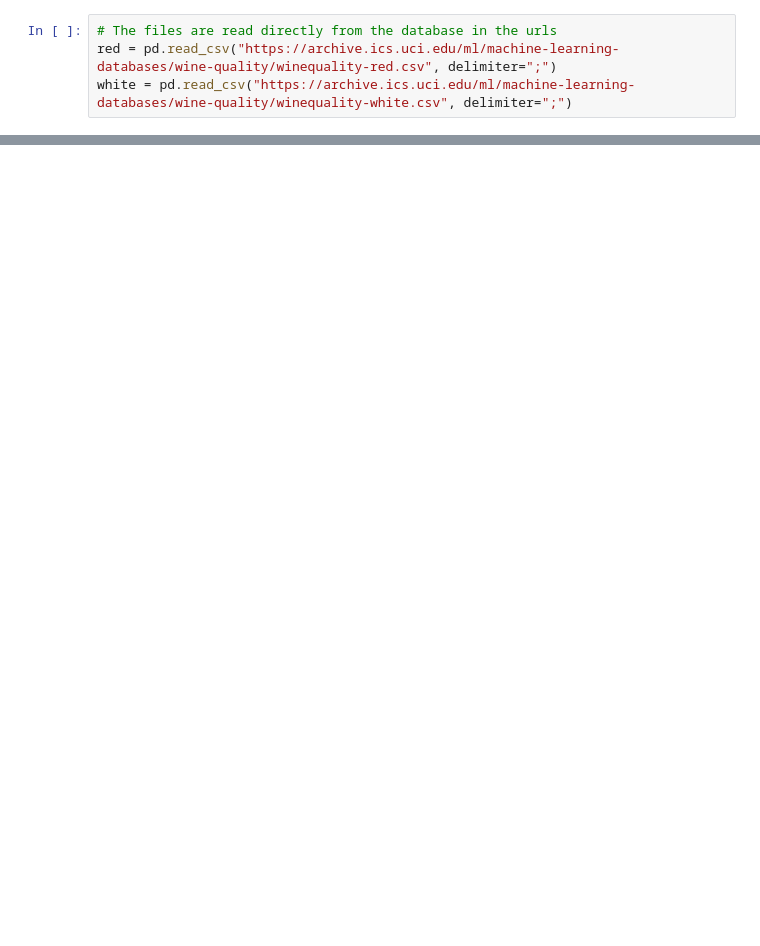
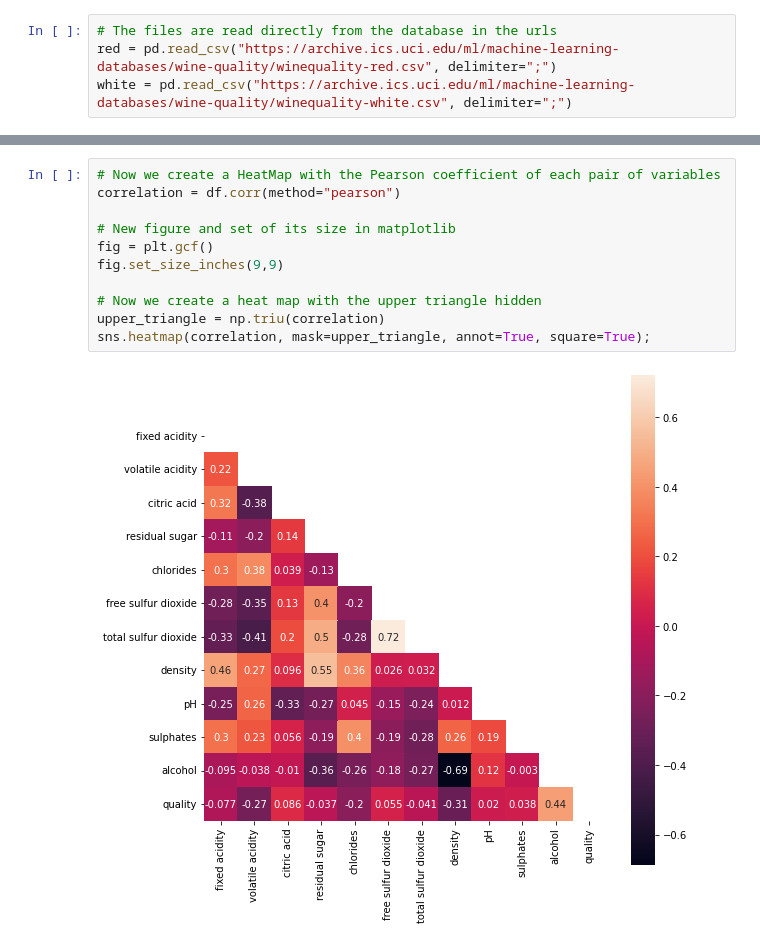
Before and after one commit to Adrieto/DataScience, a Jupyter notebook: Vinos.ipynb, the cells around one changed output, grey strips where cells are left out. Saved outputs shown, nothing was run; the diff lists cells and outputs as text; blank space fills up the shorter version.

```diff
--- a/Vinos.ipynb
+++ b/Vinos.ipynb
@@ -25,0 +65,13 @@ df_new.head()
+# %%
+# Now we create a HeatMap with the Pearson coefficient of each pair of variables
+correlation = df.corr(method="pearson")
+
+# New figure and set of its size in matplotlib
+fig = plt.gcf()
+fig.set_size_inches(9,9)
+
+# Now we create a heat map with the upper triangle hidden
+upper_triangle = np.triu(correlation)
+sns.heatmap(correlation, mask=upper_triangle, annot=True, square=True);
+# %% [output]
+[figure, added]
```
Also changed, not shown: parts of 11 cells of this notebook.
